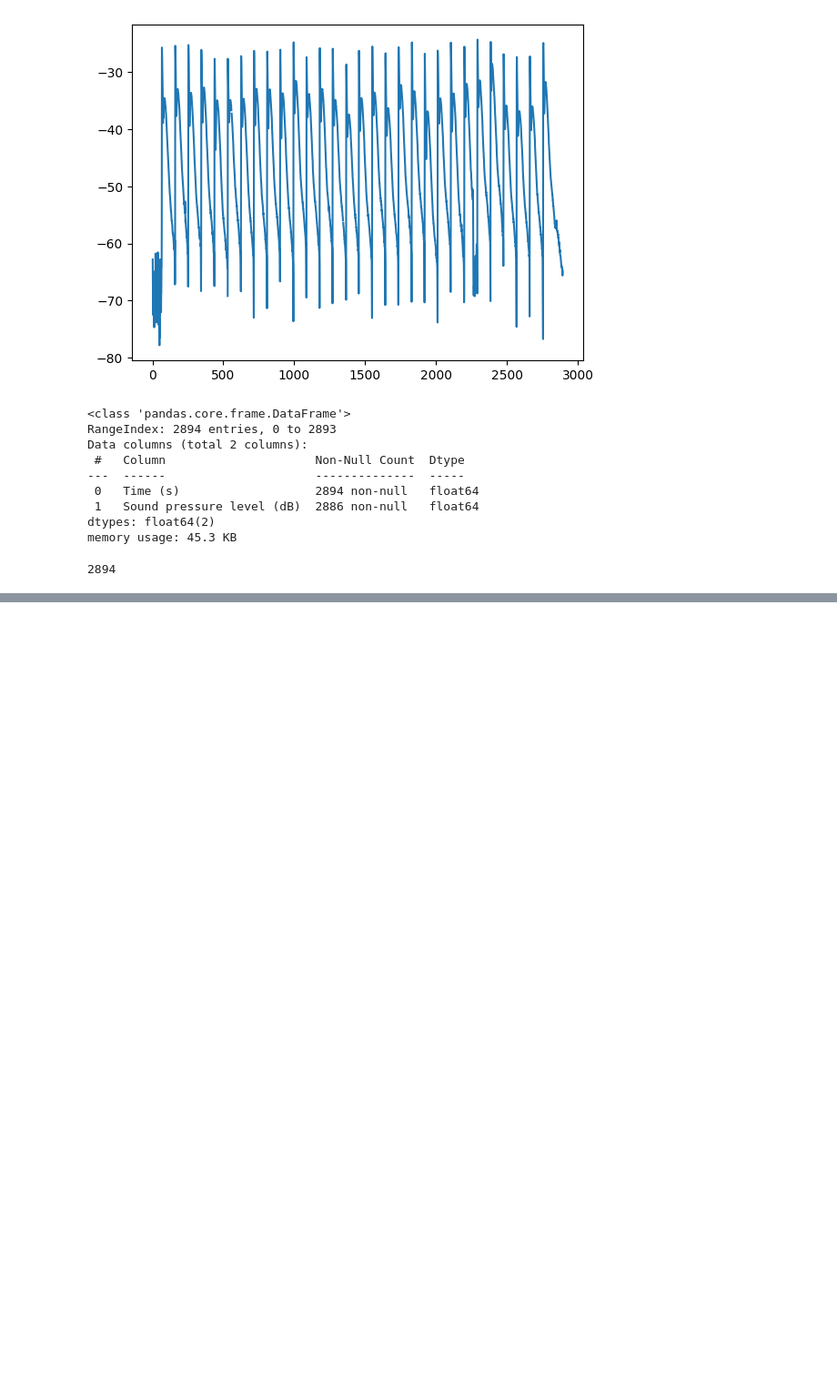
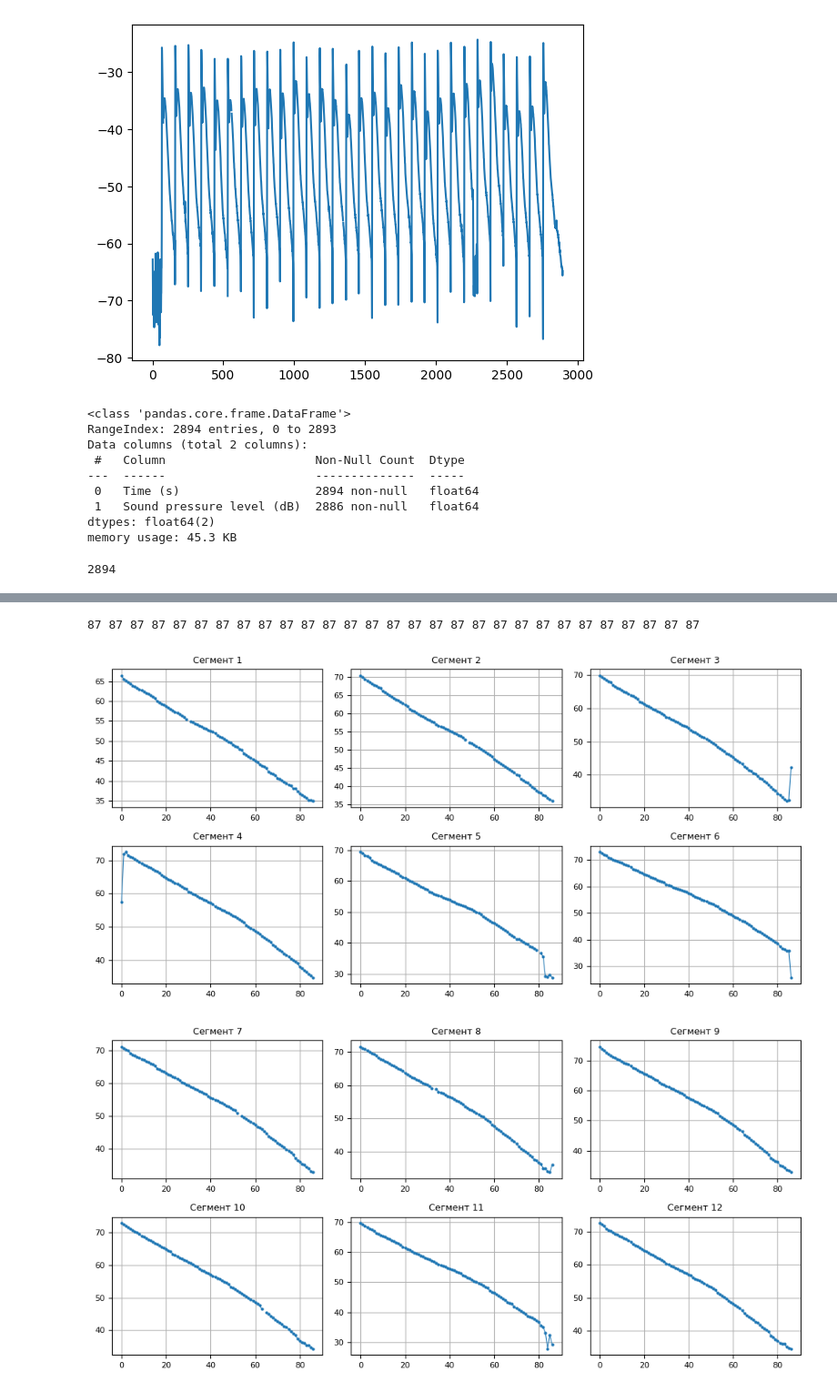
Before and after one commit to ArtemSivozdraw/Big_bata_pr_6, a Jupyter notebook: main.ipynb, the cells around one changed output, grey strips where cells are left out. Shown at 91% size. Drawn from its saved outputs; the diff is of its cells as text; code cells hidden in the pictures; blank space fills up the shorter version.

```diff
--- a/main.ipynb
+++ b/main.ipynb
@@ -109,0 +132,9 @@ for i, segment in enumerate(segments):
+# %%
+segments = create_wave_list("3.csv")
+segments = segments[1:]
+segments = filter_real_waves(segments)
+draw_wave_list(segments)
+# %% [output]
+87 87 87 87 87 87 87 87 87 87 87 87 87 87 87 87 87 87 87 87 87 87 87 87 87 87 87 87 87
+[figure, added]
+[figure, added]
```
Also changed, not shown: parts of 15 cells of this notebook.
